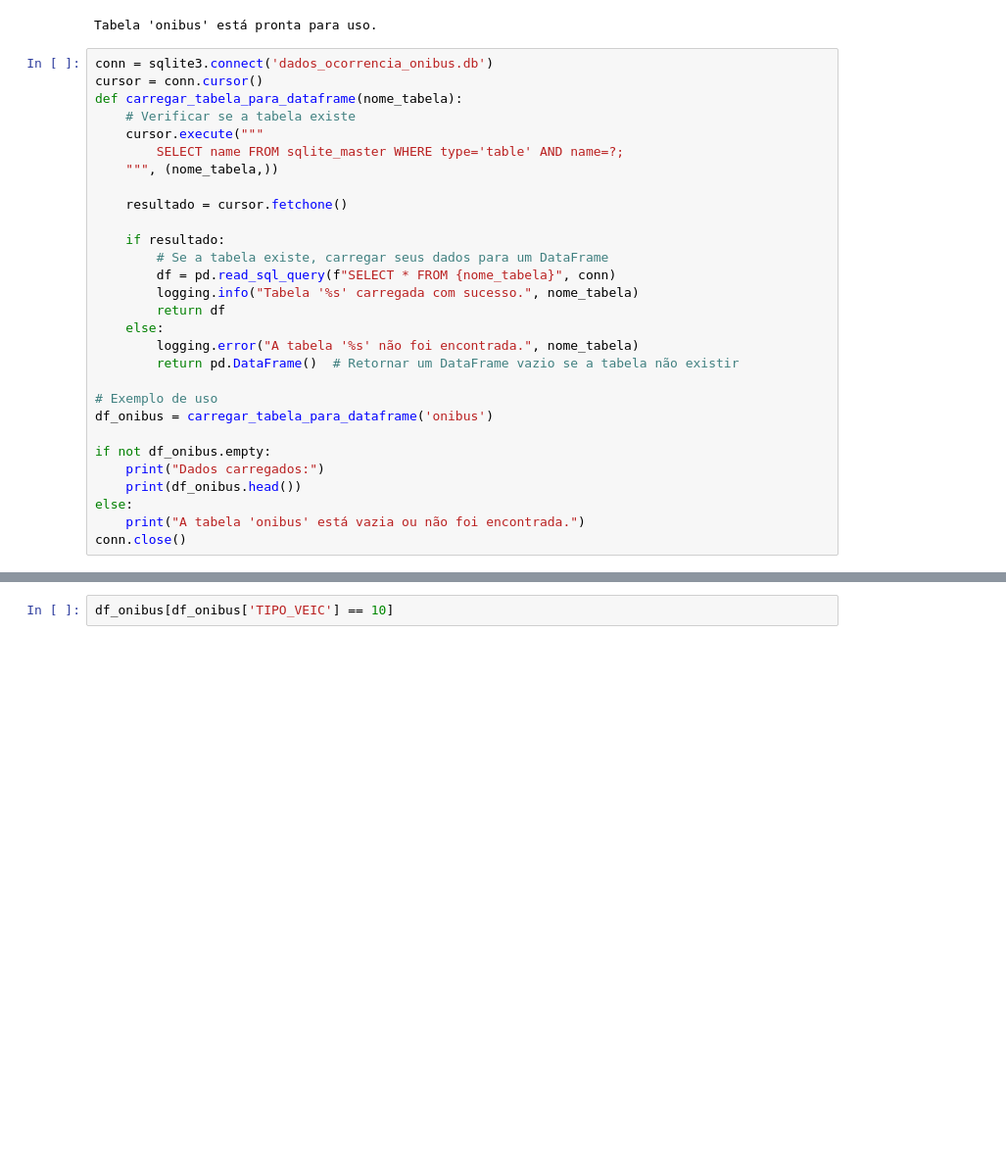
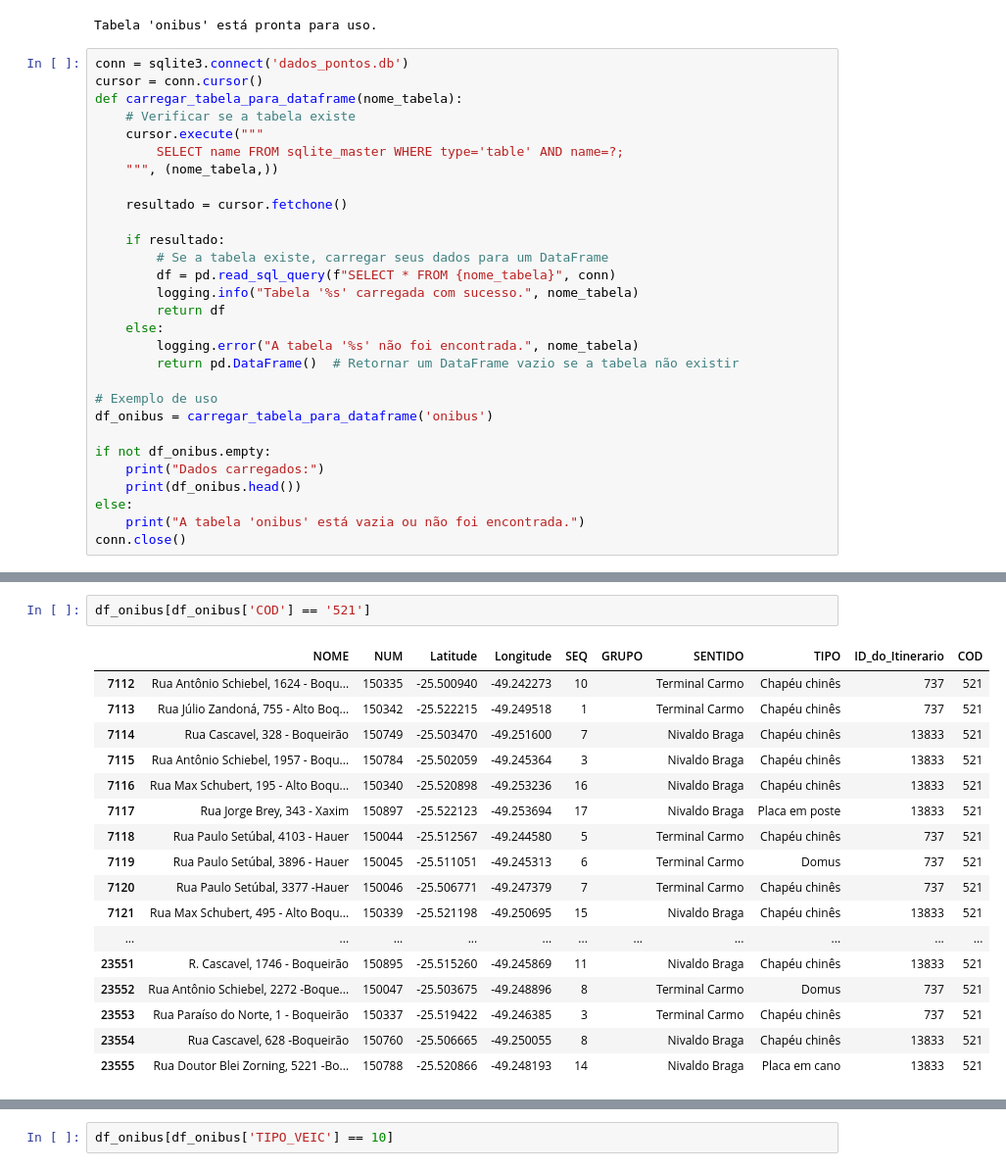
Before and after one commit to Feimac/IniciacaoCientifica, a Jupyter notebook: AlgoritmosExtracao/extracaoOnibus.ipynb, the cells around one changed output, grey strips where cells are left out. Shown: that part at 98% size. Drawn from its saved outputs; the diff is of its cells as text; blank space fills up the shorter version.

Commit message:
Atualização de scripts de extração e dados de pontos

```diff
--- a/AlgoritmosExtracao/extracaoOnibus.ipynb
+++ b/AlgoritmosExtracao/extracaoOnibus.ipynb
@@ -218,7 +218,7 @@ conn.close()
 2024-10-16 20:46:23,734 - INFO - A tabela 'onibus' foi criada com sucesso.
 Tabela 'onibus' está pronta para uso.
 # %%
-conn = sqlite3.connect('dados_ocorrencia_onibus.db')
+conn = sqlite3.connect('dados_pontos.db')
 cursor = conn.cursor()
 def carregar_tabela_para_dataframe(nome_tabela):
     # Verificar se a tabela existe
@@ -252 +265,21 @@ A tabela 'onibus' está vazia ou não foi encontrada.
+# %%
+df_onibus[df_onibus['COD'] == '521']
+# %% [output]
+|  | NOME | NUM | Latitude | Longitude | SEQ | GRUPO | SENTIDO | TIPO | ID_do_Itinerario | COD |
+| 7112 | Rua Antônio Schiebel, 1624 - Boqu... | 150335 | -25.500940 | -49.242273 | 10 |  | Terminal Carmo | Chapéu chinês | 737 | 521 |
+| 7113 | Rua Júlio Zandoná, 755 - Alto Boq... | 150342 | -25.522215 | -49.249518 | 1 |  | Terminal Carmo | Chapéu chinês | 737 | 521 |
+| 7114 | Rua Cascavel, 328 - Boqueirão | 150749 | -25.503470 | -49.251600 | 7 |  | Nivaldo Braga | Chapéu chinês | 13833 | 521 |
+| 7115 | Rua Antônio Schiebel, 1957 - Boqu... | 150784 | -25.502059 | -49.245364 | 3 |  | Nivaldo Braga | Chapéu chinês | 13833 | 521 |
+| 7116 | Rua Max Schubert, 195 - Alto Boqu... | 150340 | -25.520898 | -49.253236 | 16 |  | Nivaldo Braga | Chapéu chinês | 13833 | 521 |
+| 7117 | Rua Jorge Brey, 343 - Xaxim | 150897 | -25.522123 | -49.253694 | 17 |  | Nivaldo Braga | Placa em poste | 13833 | 521 |
+| 7118 | Rua Paulo Setúbal, 4103 - Hauer | 150044 | -25.512567 | -49.244580 | 5 |  | Terminal Carmo | Chapéu chinês | 737 | 521 |
+| 7119 | Rua Paulo Setúbal, 3896 - Hauer | 150045 | -25.511051 | -49.245313 | 6 |  | Terminal Carmo | Domus | 737 | 521 |
+| 7120 | Rua Paulo Setúbal, 3377 -Hauer | 150046 | -25.506771 | -49.247379 | 7 |  | Terminal Carmo | Chapéu chinês | 737 | 521 |
+| 7121 | Rua Max Schubert, 495 - Alto Boqu... | 150339 | -25.521198 | -49.250695 | 15 |  | Nivaldo Braga | Chapéu chinês | 13833 | 521 |
+| ... | ... | ... | ... | ... | ... | ... | ... | ... | ... | ... |
+| 23551 | R. Cascavel, 1746 - Boqueirão | 150895 | -25.515260 | -49.245869 | 11 |  | Nivaldo Braga | Chapéu chinês | 13833 | 521 |
+| 23552 | Rua Antônio Schiebel, 2272 -Boque... | 150047 | -25.503675 | -49.248896 | 8 |  | Terminal Carmo | Domus | 737 | 521 |
+| 23553 | Rua Paraíso do Norte, 1 - Boqueirão | 150337 | -25.519422 | -49.246385 | 3 |  | Terminal Carmo | Chapéu chinês | 737 | 521 |
+| 23554 | Rua Cascavel, 628 -Boqueirão | 150760 | -25.506665 | -49.250055 | 8 |  | Nivaldo Braga | Chapéu chinês | 13833 | 521 |
+| 23555 | Rua Doutor Blei Zorning, 5221 -Bo... | 150788 | -25.520866 | -49.248193 | 14 |  | Nivaldo Braga | Placa em cano | 13833 | 521 |
 # %%
```
Also changed, not shown: parts of 3 cells of this notebook, 2 other files.
